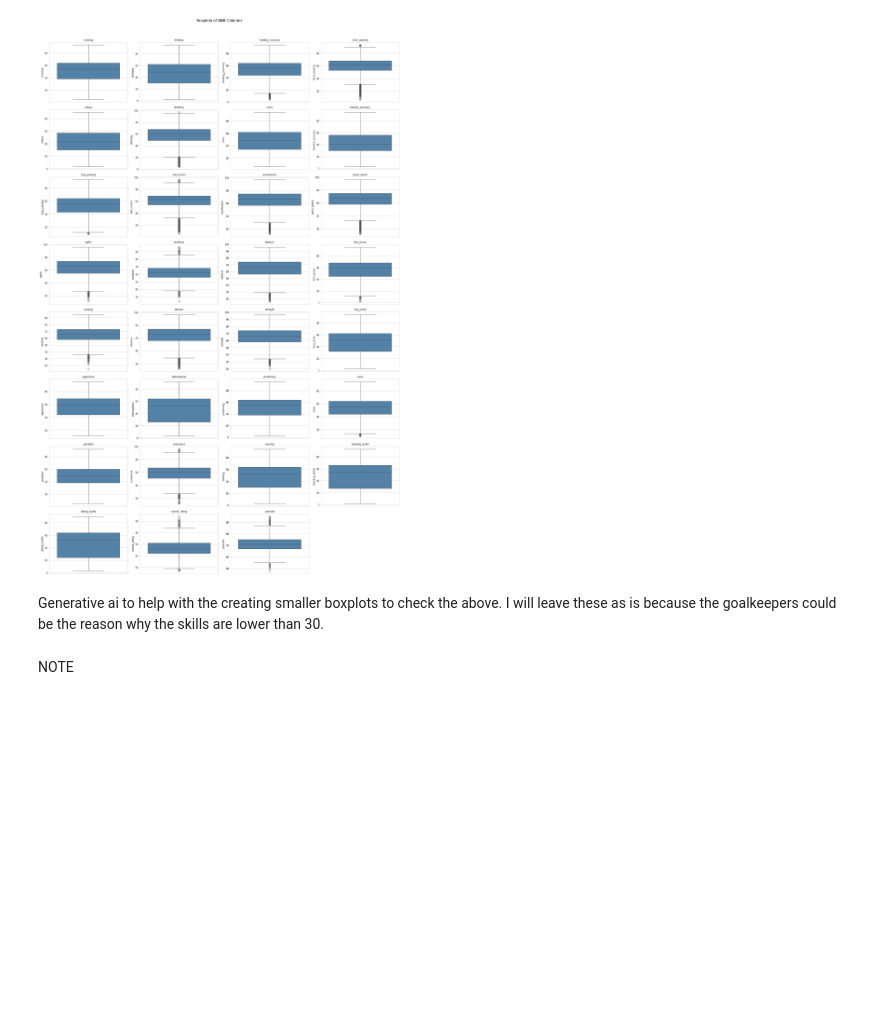
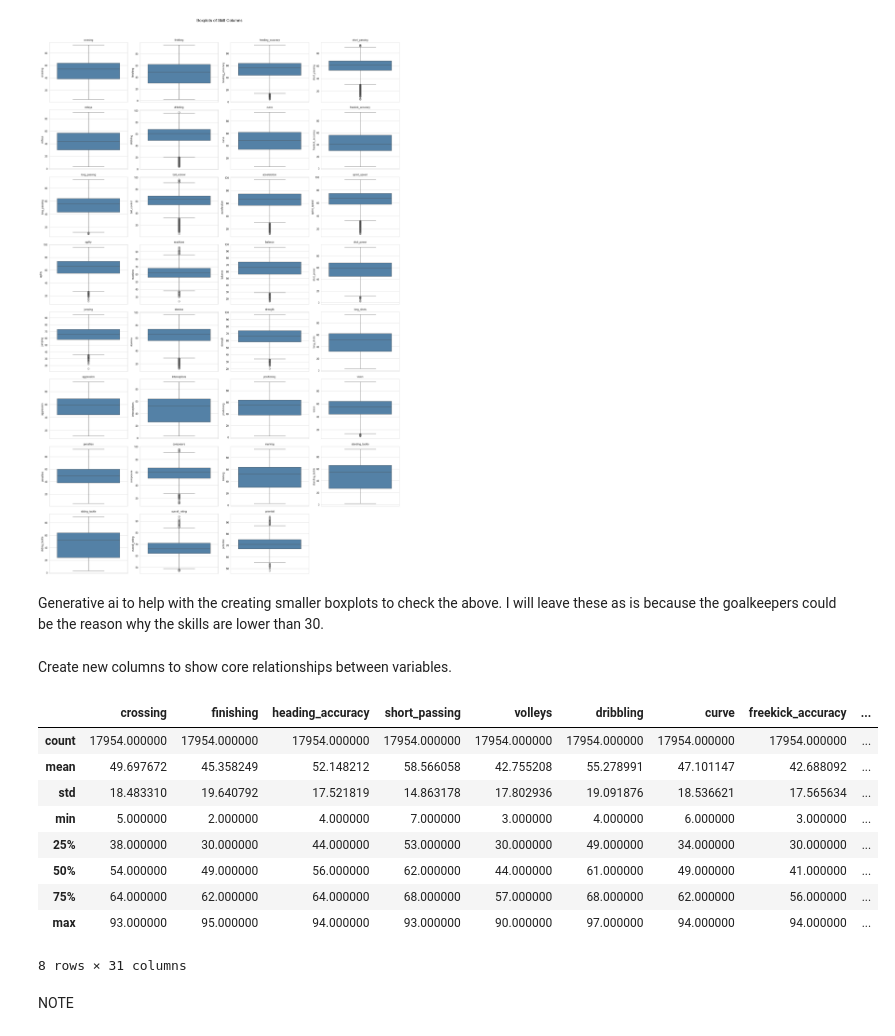
Before and after one commit to lehaanwar/football-players-data, a Jupyter notebook: jupyter_notebooks/ETL.ipynb, the cells around one changed output. Saved outputs shown, nothing was run; the diff lists cells and outputs as text; code cells hidden in the pictures; blank space fills up the shorter version.

```diff
--- a/jupyter_notebooks/ETL.ipynb
+++ b/jupyter_notebooks/ETL.ipynb
@@ -273,6 +273,22 @@ plt.show()
 [figure]
 # %% [markdown]
 Generative ai to help with the creating smaller boxplots to check the above. I will leave these as is because the goalkeepers could be the reason why the skills are lower than 30.
+# %% [markdown]
+Create new columns to show core relationships between variables.
+# %%
+#describe the skill columns to check the summary statistics
+df[skill_cols].describe()
+# %% [output]
+|  | crossing | finishing | heading_accuracy | short_passing | volleys | dribbling | curve | freekick_accuracy | ... |
+| count | 17954.000000 | 17954.000000 | 17954.000000 | 17954.000000 | 17954.000000 | 17954.000000 | 17954.000000 | 17954.000000 | ... |
+| mean | 49.697672 | 45.358249 | 52.148212 | 58.566058 | 42.755208 | 55.278991 | 47.101147 | 42.688092 | ... |
+| std | 18.483310 | 19.640792 | 17.521819 | 14.863178 | 17.802936 | 19.091876 | 18.536621 | 17.565634 | ... |
+| min | 5.000000 | 2.000000 | 4.000000 | 7.000000 | 3.000000 | 4.000000 | 6.000000 | 3.000000 | ... |
+| 25% | 38.000000 | 30.000000 | 44.000000 | 53.000000 | 30.000000 | 49.000000 | 34.000000 | 30.000000 | ... |
+| 50% | 54.000000 | 49.000000 | 56.000000 | 62.000000 | 44.000000 | 61.000000 | 49.000000 | 41.000000 | ... |
+| 75% | 64.000000 | 62.000000 | 64.000000 | 68.000000 | 57.000000 | 68.000000 | 62.000000 | 56.000000 | ... |
+| max | 93.000000 | 95.000000 | 94.000000 | 93.000000 | 90.000000 | 97.000000 | 94.000000 | 94.000000 | ... |
+8 rows × 31 columns
 # %% [markdown]
 NOTE
 # %% [markdown]
```
Also changed, not shown: 1 other file.
